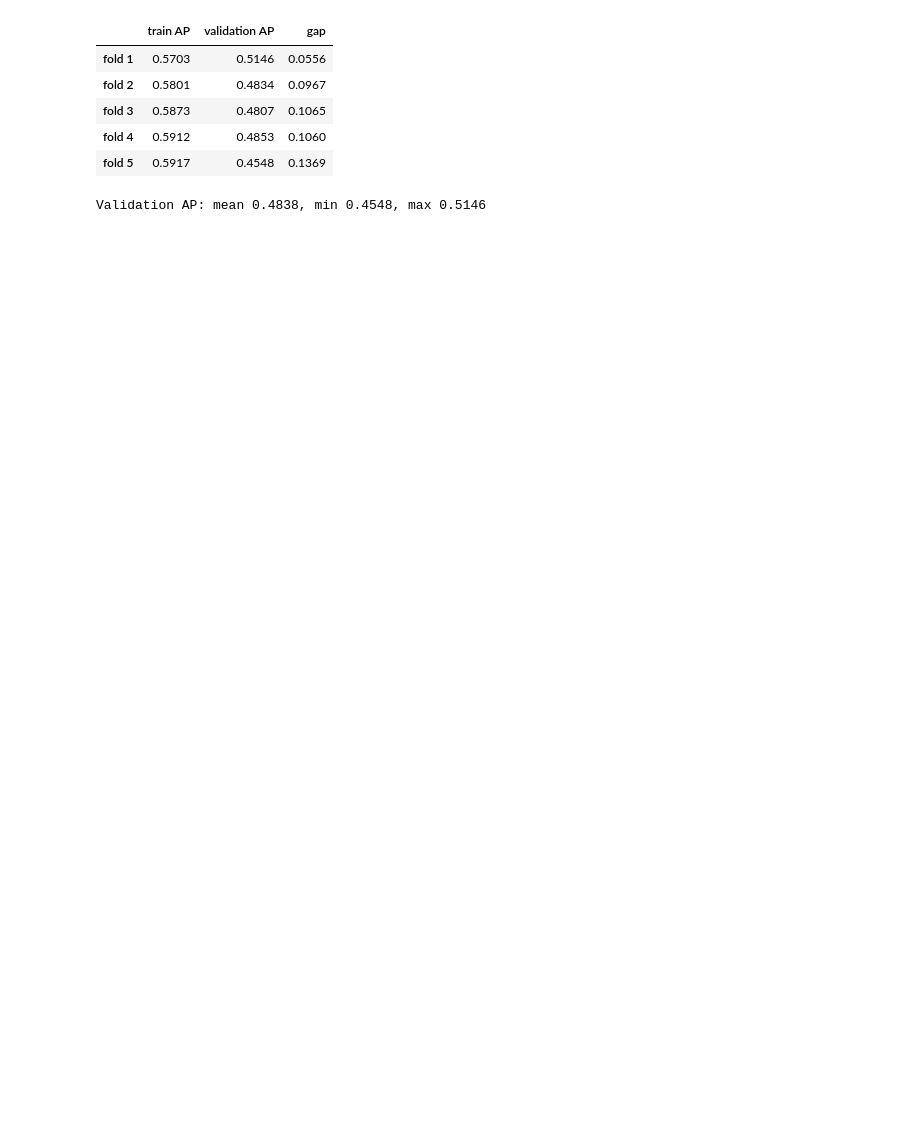
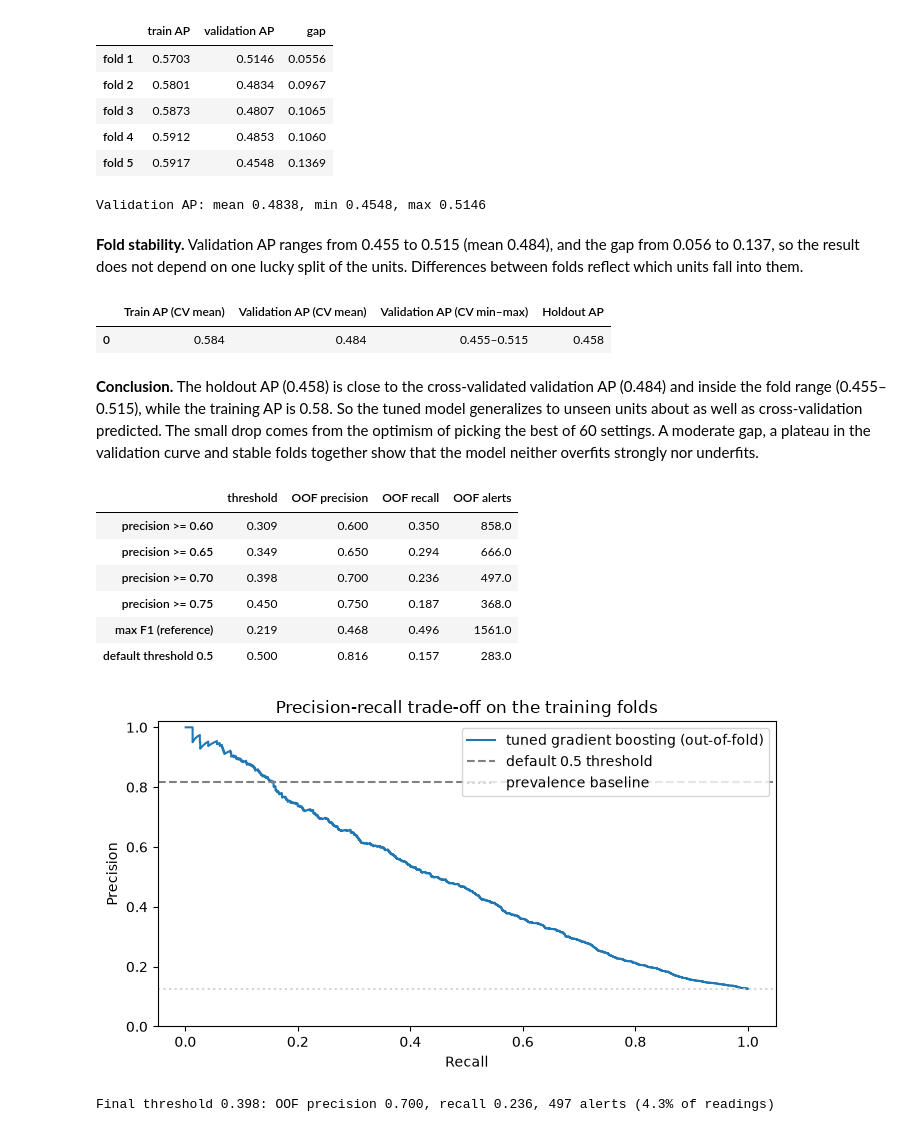
Before and after one commit to zigo-matej/iau_project, a Jupyter notebook: phase_03.ipynb, the cells around one changed output. Drawn from its saved outputs; the diff is of its cells as text; code cells hidden in the pictures; blank space fills up the shorter version.

```diff
--- a/phase_03.ipynb
+++ b/phase_03.ipynb
@@ -1015,3 +1027,75 @@ print(f"Validation AP: mean {folds['validation AP'].mean():.4f}, "
 | fold 4 | 0.5912 | 0.4853 | 0.1060 |
 | fold 5 | 0.5917 | 0.4548 | 0.1369 |
 Validation AP: mean 0.4838, min 0.4548, max 0.5146
+# %% [markdown]
+**Fold stability.** Validation AP ranges from 0.455 to 0.515 (mean 0.484), and the gap from 0.056 to 0.137, so the result does not depend on one lucky split of the units. Differences between folds reflect which units fall into them.
+# %%
+holdout_ap = holdout_results.loc[("Default", "Gradient Boosting tuned"), "AP"]
+display(pd.DataFrame({
+    "Train AP (CV mean)": [folds["train AP"].mean()],
+    "Validation AP (CV mean)": [folds["validation AP"].mean()],
+    "Validation AP (CV min–max)": [f"{folds['validation AP'].min():.3f}–{folds['validation AP'].max():.3f}"],
+    "Holdout AP": [holdout_ap]}).round(3))
+# %% [output]
+|  | Train AP (CV mean) | Validation AP (CV mean) | Validation AP (CV min–max) | Holdout AP |
+| 0 | 0.584 | 0.484 | 0.455–0.515 | 0.458 |
+# %% [markdown]
+**Conclusion.** The holdout AP (0.458) is close to the cross-validated validation AP (0.484) and inside the fold range (0.455–0.515), while the training AP is 0.58. So the tuned model generalizes to unseen units about as well as cross-validation predicted. The small drop comes from the optimism of picking the best of 60 settings. A moderate gap, a plateau in the validation curve and stable folds together show that the model neither overfits strongly nor underfits.
+# %%
+from sklearn.model_selection import cross_val_predict
+from sklearn.metrics import precision_recall_curve, confusion_matrix
+import matplotlib.pyplot as plt
+
+oof_scores = cross_val_predict(clone(tuned_gb), X_train, y_train, cv=cv_splits,
+                               method="predict_proba", n_jobs=-1)[:, 1]
+
+prec, rec, thr = precision_recall_curve(y_train, oof_scores)
+prec, rec = prec[:-1], rec[:-1]                                   # align with thr
+alerts = len(oof_scores) - np.searchsorted(np.sort(oof_scores), thr, side="left")
+
+def threshold_index(target, min_alerts=50):
+    """Highest recall among thresholds that reach the precision target.
+    min_alerts keeps us from choosing a threshold supported by a handful of readings."""
+    ok = (prec >= target) & (alerts >= min_alerts)
+    return np.where(ok)[0][np.argmax(rec[ok])] if ok.any() else None
+
+rows = {}
+for target in (0.60, 0.65, 0.70, 0.75):
+    i = threshold_index(target)
+    rows[f"precision >= {target:.2f}"] = (
+        {"threshold": thr[i], "OOF precision": prec[i], "OOF recall": rec[i], "OOF alerts": alerts[i]}
+        if i is not None else
+        {"threshold": np.nan, "OOF precision": np.nan, "OOF recall": np.nan, "OOF alerts": np.nan})
+f1 = 2 * prec * rec / (prec + rec + 1e-12)
+i = f1.argmax()
+rows["max F1 (reference)"] = {"threshold": thr[i], "OOF precision": prec[i],
+                              "OOF recall": rec[i], "OOF alerts": alerts[i]}
+i = min(np.searchsorted(thr, 0.5), len(thr) - 1)
+rows["default threshold 0.5"] = {"threshold": 0.5, "OOF precision": prec[i],
+                                 "OOF recall": rec[i], "OOF alerts": alerts[i]}
+display(pd.DataFrame(rows).T.round(3))
+
+fig, ax = plt.subplots(figsize=(7, 4))
+ax.plot(rec, prec, label="tuned gradient boosting (out-of-fold)")
+ax.axhline(0.816, color="gray", linestyle="--", label="default 0.5 threshold")
+ax.axhline(y_train.mean(), color="lightgray", linestyle=":", label="prevalence baseline")
+ax.set_xlabel("Recall"); ax.set_ylabel("Precision"); ax.set_ylim(0, 1.02)
+ax.set_title("Precision-recall trade-off on the training folds"); ax.legend(); plt.tight_layout(); plt.show()
+# %% [output]
+|  | threshold | OOF precision | OOF recall | OOF alerts |
+| precision >= 0.60 | 0.309 | 0.600 | 0.350 | 858.0 |
+| precision >= 0.65 | 0.349 | 0.650 | 0.294 | 666.0 |
+| precision >= 0.70 | 0.398 | 0.700 | 0.236 | 497.0 |
+| precision >= 0.75 | 0.450 | 0.750 | 0.187 | 368.0 |
+| max F1 (reference) | 0.219 | 0.468 | 0.496 | 1561.0 |
+| default threshold 0.5 | 0.500 | 0.816 | 0.157 | 283.0 |
+[figure, added]
+# %%
+TARGET_PRECISION = 0.70
+i_final = threshold_index(TARGET_PRECISION)
+final_threshold = float(thr[i_final])
+print(f"Final threshold {final_threshold:.3f}: OOF precision {prec[i_final]:.3f}, "
+      f"recall {rec[i_final]:.3f}, {alerts[i_final]} alerts "
+      f"({alerts[i_final] / len(oof_scores):.1%} of readings)")
+# %% [output]
+Final threshold 0.398: OOF precision 0.700, recall 0.236, 497 alerts (4.3% of readings)
```
Also changed, not shown: parts of 16 cells of this notebook.
